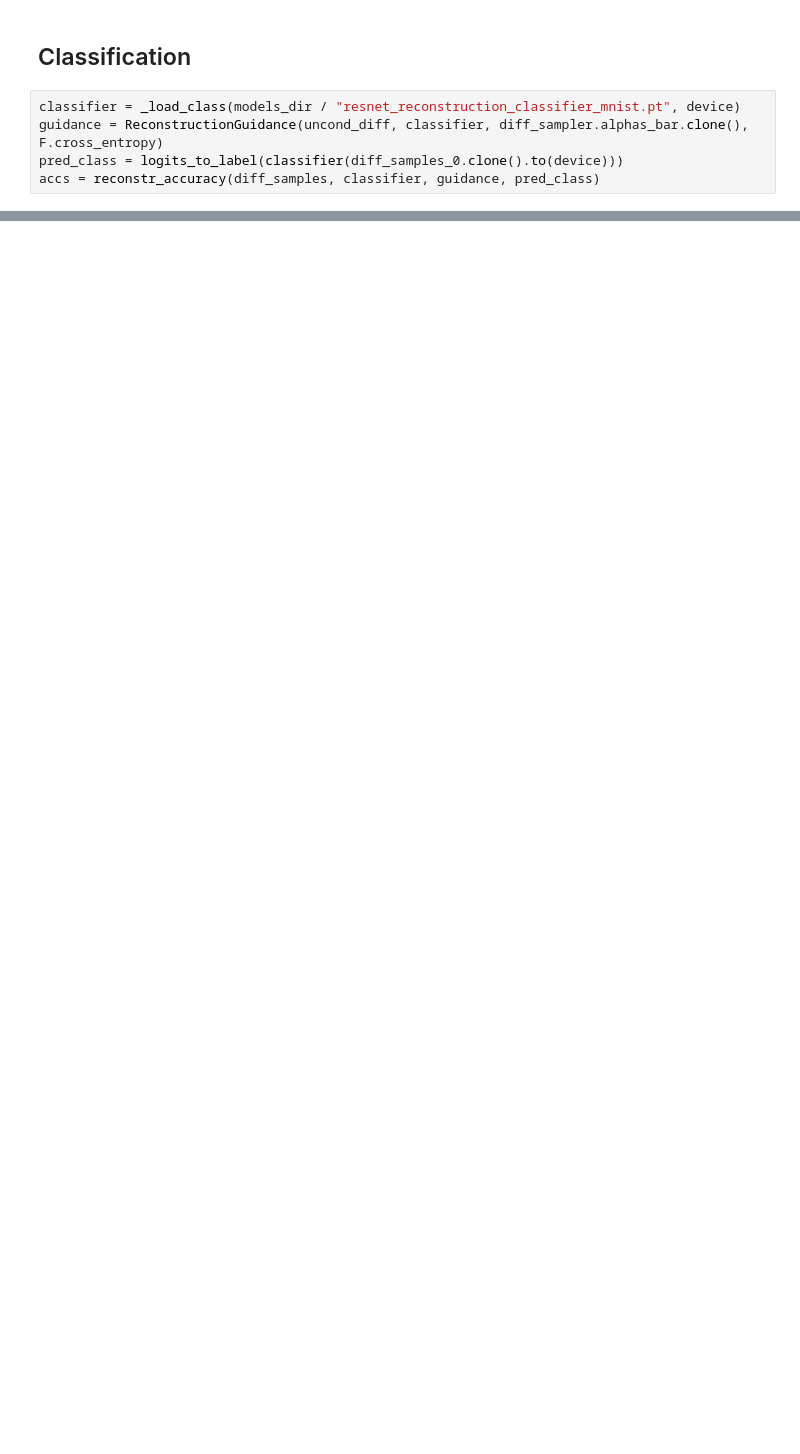
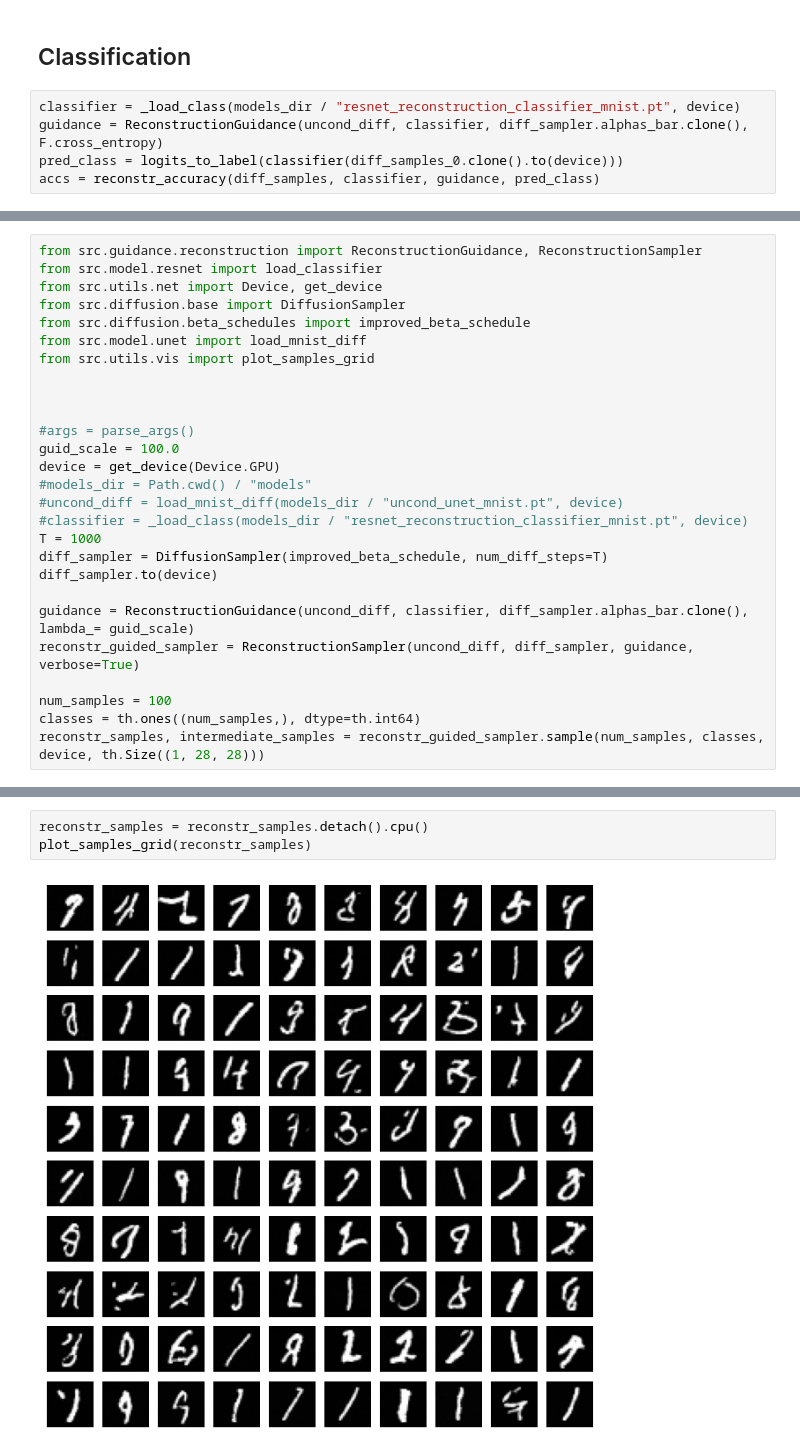
Before and after one commit to jackonelli/mcmc_corr_score_diffusion, a Jupyter notebook: nbs/reconstr_guidance.ipynb, the cells around one changed output, grey strips where cells are left out. Saved outputs shown, nothing was run; the diff lists cells and outputs as text; blank space fills up the shorter version.

Commit message:
Reconstruction guidance sort of works?

```diff
--- a/nbs/reconstr_guidance.ipynb
+++ b/nbs/reconstr_guidance.ipynb
@@ -71,0 +78,27 @@ guidance
+# %%
+from src.guidance.reconstruction import ReconstructionGuidance, ReconstructionSampler
+from src.model.resnet import load_classifier
+from src.utils.net import Device, get_device
+from src.diffusion.base import DiffusionSampler
+from src.diffusion.beta_schedules import improved_beta_schedule
+from src.model.unet import load_mnist_diff
+from src.utils.vis import plot_samples_grid
+
+
+
+#args = parse_args()
+guid_scale = 100.0
+device = get_device(Device.GPU)
+#models_dir = Path.cwd() / "models"
+#uncond_diff = load_mnist_diff(models_dir / "uncond_unet_mnist.pt", device)
+#classifier = _load_class(models_dir / "resnet_reconstruction_classifier_mnist.pt", device)
+T = 1000
+diff_sampler = DiffusionSampler(improved_beta_schedule, num_diff_steps=T)
+diff_sampler.to(device)
+
+guidance = ReconstructionGuidance(uncond_diff, classifier, diff_sampler.alphas_bar.clone(), lambda_= guid_scale)
+reconstr_guided_sampler = ReconstructionSampler(uncond_diff, diff_sampler, guidance, verbose=True)
+
+num_samples = 100
+classes = th.ones((num_samples,), dtype=th.int64)
+reconstr_samples, intermediate_samples = reconstr_guided_sampler.sample(num_samples, classes, device, th.Size((1, 28, 28)))
@@ -71,0 +116,5 @@ guidance
+# %%
+reconstr_samples = reconstr_samples.detach().cpu()
+plot_samples_grid(reconstr_samples)
+# %% [output]
+[figure, added]
```
Also changed, not shown: parts of 9 cells of this notebook, 5 other files.
